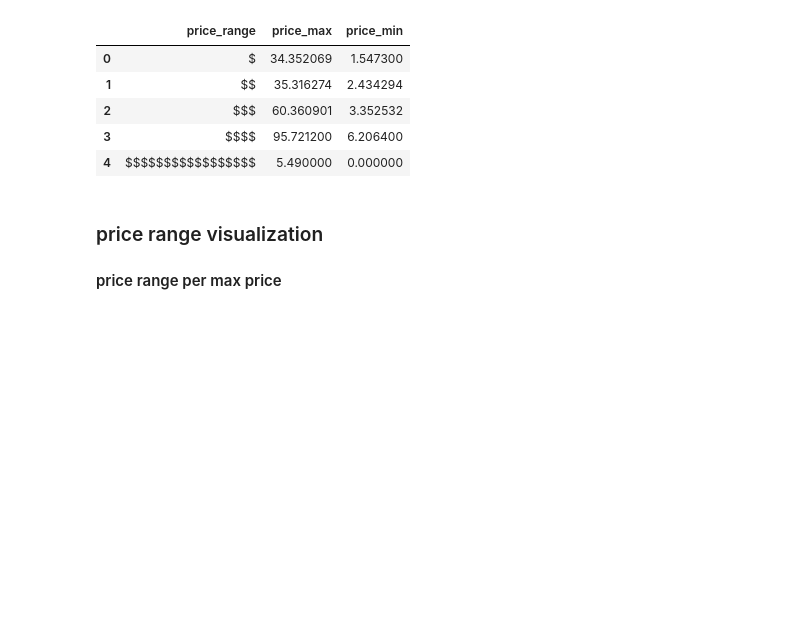
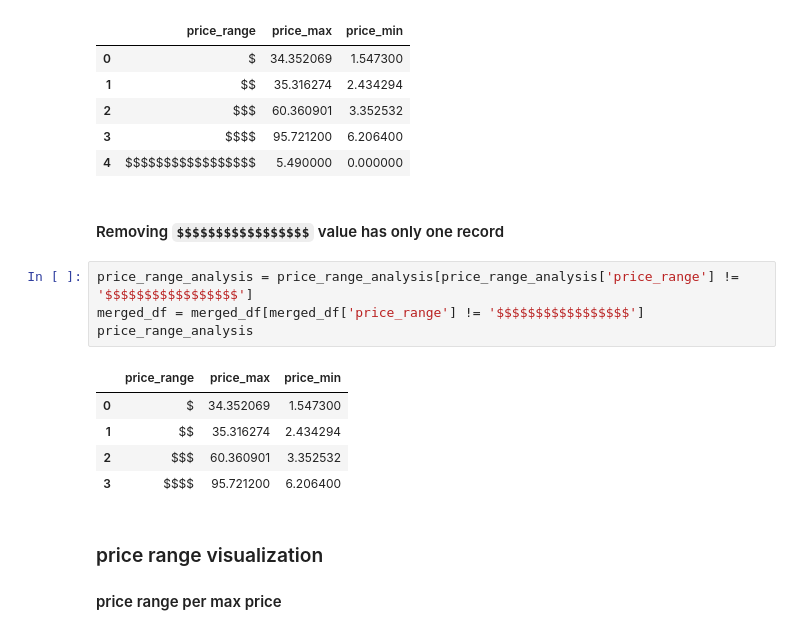
Before and after one commit to MostafaOsmanFathi/uber-eats-menu-analysis, a Jupyter notebook: preprocessing-handling-missing-values.ipynb, the cells around one changed output. Cells and saved outputs as stored; diff of their text form; blank space fills up the shorter version.

Commit message:
removing $$$$$$$$

```diff
--- a/preprocessing-handling-missing-values.ipynb
+++ b/preprocessing-handling-missing-values.ipynb
@@ -169,6 +168,18 @@ price_range_analysis
 | 2 | $$$ | 60.360901 | 3.352532 |
 | 3 | $$$$ | 95.721200 | 6.206400 |
 | 4 | $$$$$$$$$$$$$$$$$ | 5.490000 | 0.000000 |
+# %% [markdown]
+#### Removing `$$$$$$$$$$$$$$$$$` value has only one record
+# %%
+price_range_analysis = price_range_analysis[price_range_analysis['price_range'] != '$$$$$$$$$$$$$$$$$']
+merged_df = merged_df[merged_df['price_range'] != '$$$$$$$$$$$$$$$$$']
+price_range_analysis
+# %% [output]
+|  | price_range | price_max | price_min |
+| 0 | $ | 34.352069 | 1.547300 |
+| 1 | $$ | 35.316274 | 2.434294 |
+| 2 | $$$ | 60.360901 | 3.352532 |
+| 3 | $$$$ | 95.721200 | 6.206400 |
 # %% [markdown]
 ### price range visualization
 #### price range per max price
```
Also changed, not shown: parts of 5 cells of this notebook.
